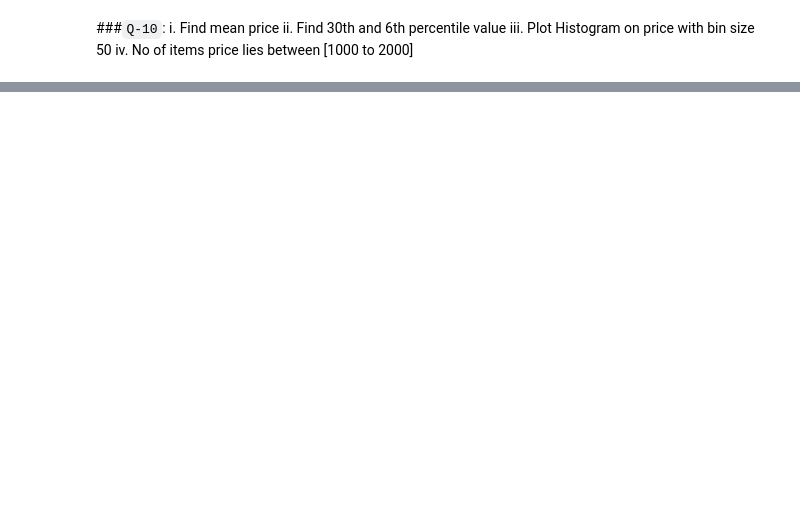
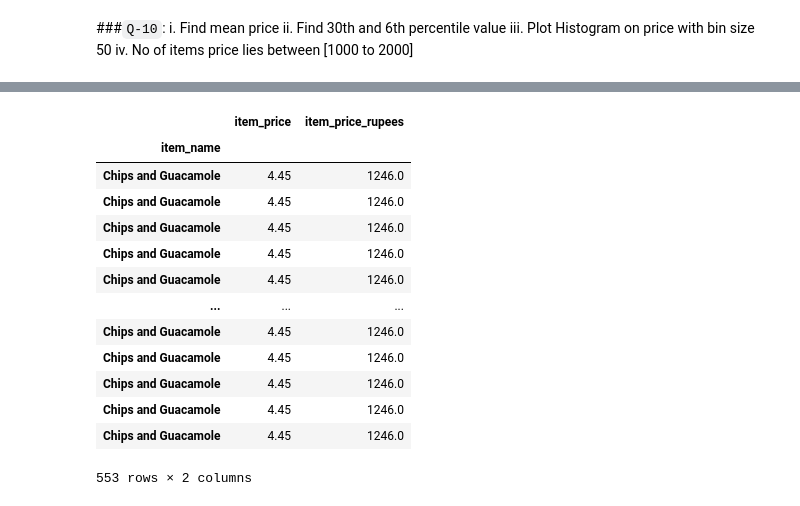
Before and after one commit to uzairkbrr/University, a Jupyter notebook: Python/07_Pandas/Series/Tasks/series-tasks.ipynb, the cells around one changed output, grey strips where cells are left out. Drawn from its saved outputs; the diff is of its cells as text; code cells hidden in the pictures; blank space fills up the shorter version.

```diff
--- a/Python/07_Pandas/Series/Tasks/series-tasks.ipynb
+++ b/Python/07_Pandas/Series/Tasks/series-tasks.ipynb
@@ -65,0 +230,16 @@ Chicken Bowl	$16.98
+# %%
+# code here
+items = pd.read_csv('items.csv', index_col='item_name')
+
+print("I: ", items.isna().sum)
+
+items['item_price'] = items['item_price'].str.replace('$', '', regex=False).astype(float)
+
+# Multiply by 280 to convert to rupees
+items['item_price_rupees'] = items['item_price'] * 280
+
+# iv. Fill NaN (if any) in the new series with its mean
+items['item_price_rupees'] = items['item_price_rupees'].fillna(items['item_price_rupees'].mean())
+
+print("\n✅ Final Items:")
+print(items.head())
@@ -73,0 +296,17 @@ Chicken Bowl	$16.98
+# %%
+items[(items['item_price_rupees'] > 1000) & (items['item_price_rupees'] < 2000)]
+# %% [output]
+|  | item_price | item_price_rupees |
+| item_name |  |  |
+| Chips and Guacamole | 4.45 | 1246.0 |
+| Chips and Guacamole | 4.45 | 1246.0 |
+| Chips and Guacamole | 4.45 | 1246.0 |
+| Chips and Guacamole | 4.45 | 1246.0 |
+| Chips and Guacamole | 4.45 | 1246.0 |
+| ... | ... | ... |
+| Chips and Guacamole | 4.45 | 1246.0 |
+| Chips and Guacamole | 4.45 | 1246.0 |
+| Chips and Guacamole | 4.45 | 1246.0 |
+| Chips and Guacamole | 4.45 | 1246.0 |
+| Chips and Guacamole | 4.45 | 1246.0 |
+553 rows × 2 columns
```
Also changed, not shown: parts of 17 cells of this notebook, 2 other files.
